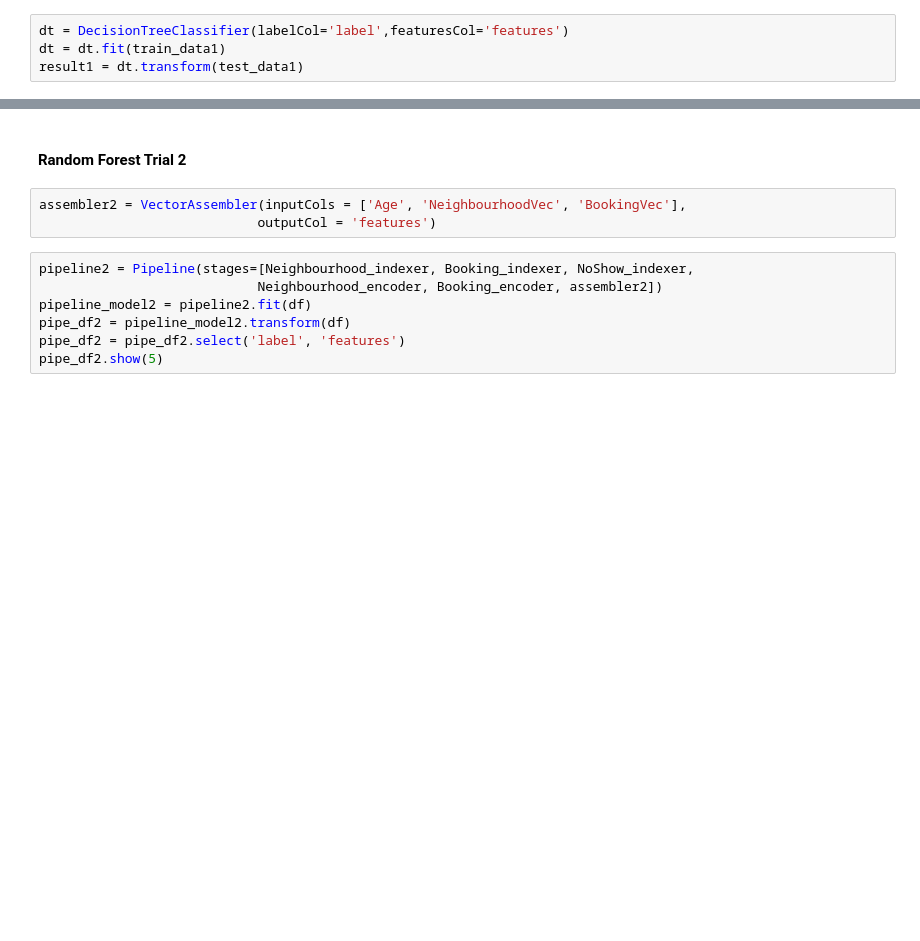
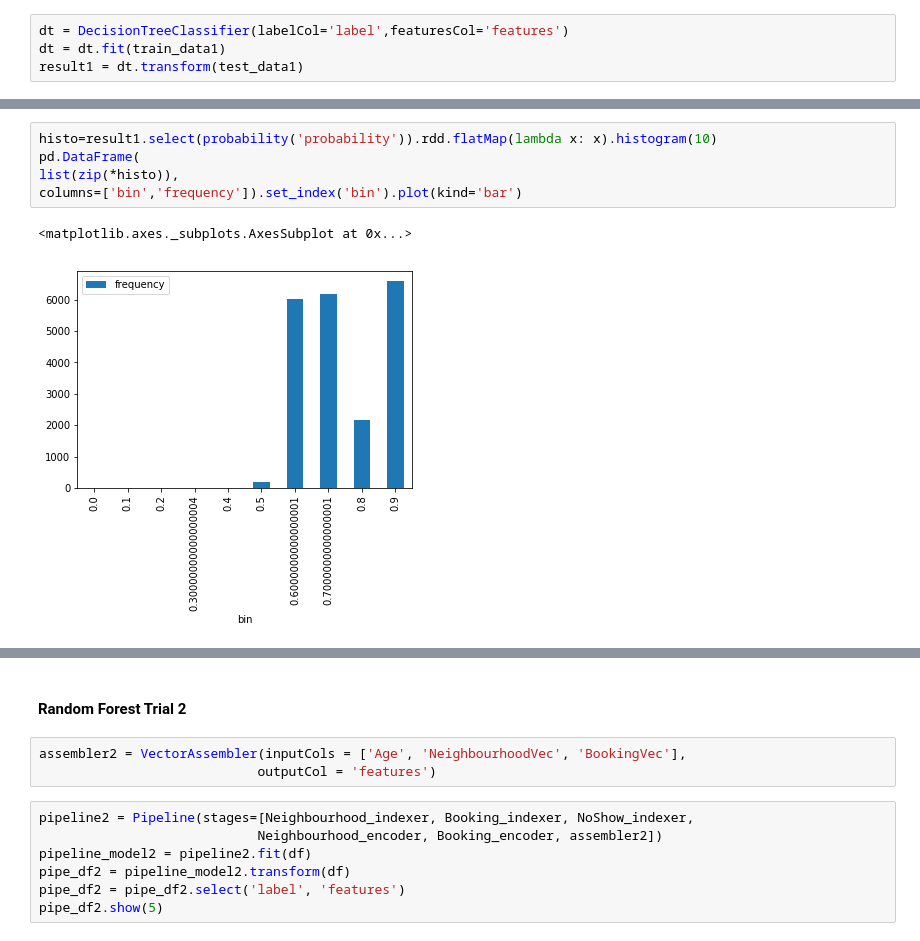
Before and after one commit to yzhu017/Assignment4, a Jupyter notebook: appointment.ipynb, the cells around one changed output, grey strips where cells are left out. Cells and saved outputs as stored; diff of their text form; blank space fills up the shorter version.

```diff
--- a/appointment.ipynb
+++ b/appointment.ipynb
@@ -647,2 +667,10 @@ result1.show(5)
 +-----+--------------------+---------------+--------------------+----------+
 only showing top 5 rows
+# %%
+histo=result1.select(probability('probability')).rdd.flatMap(lambda x: x).histogram(10)
+pd.DataFrame(
+list(zip(*histo)),
+columns=['bin','frequency']).set_index('bin').plot(kind='bar')
+# %% [output]
+<matplotlib.axes._subplots.AxesSubplot at 0x...>
+[figure, added]
```
Also changed, not shown: parts of 25 cells of this notebook.
